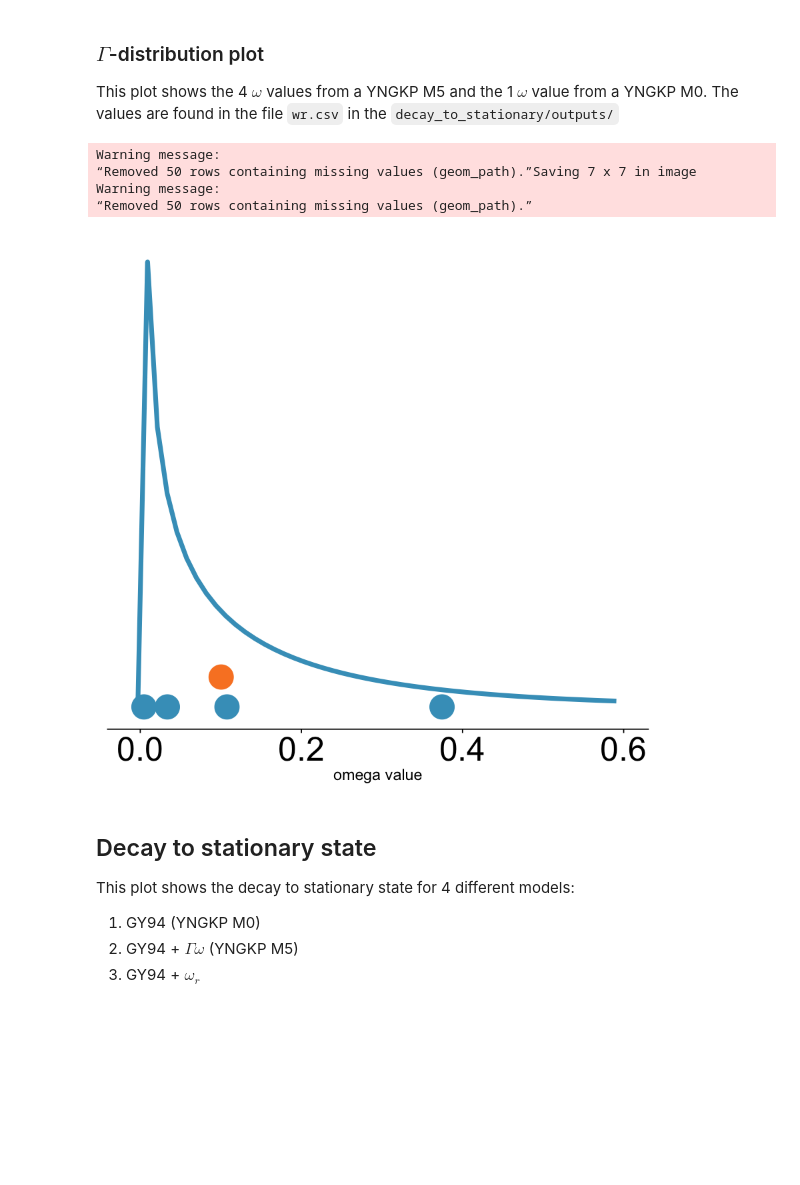
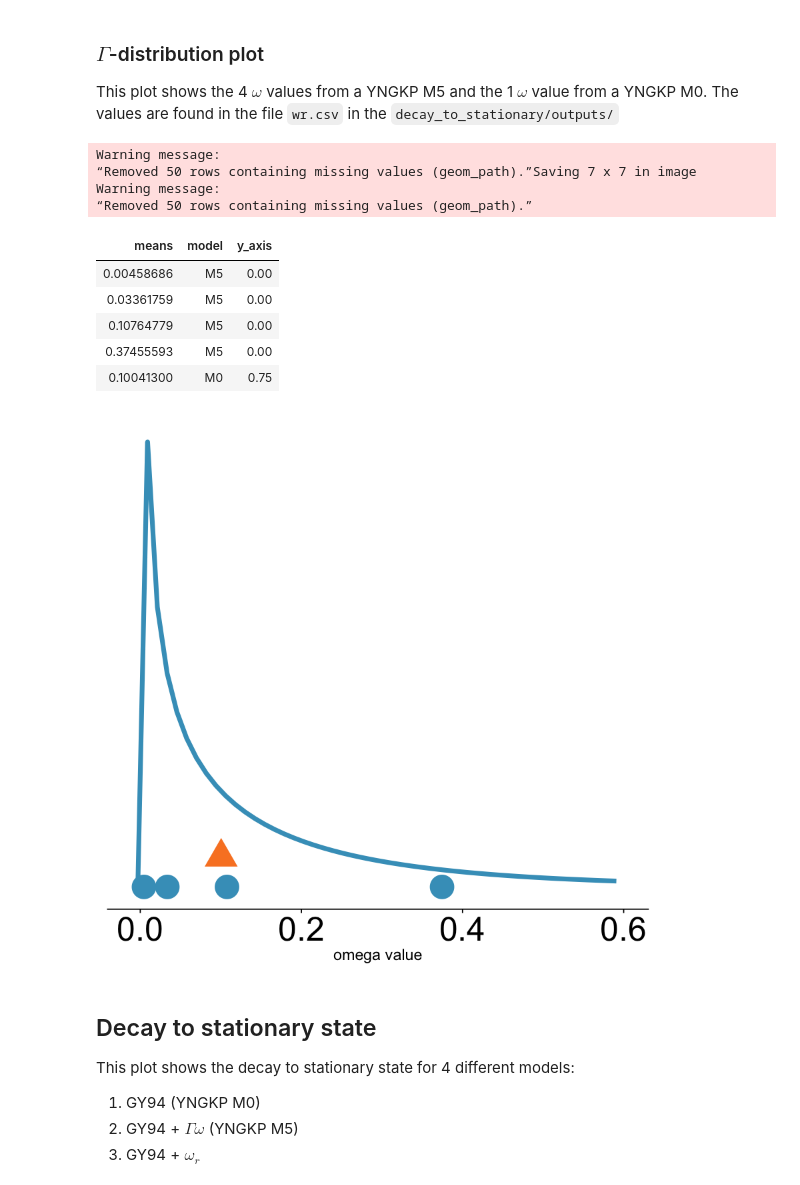
Before and after one commit to jbloomlab/divergence_timing_manuscript, a Jupyter notebook: manuscript/figures/figures.ipynb, the cells around one changed output. Drawn from its saved outputs; the diff is of its cells as text; code cells hidden in the pictures; blank space fills up the shorter version.

```diff
--- a/manuscript/figures/figures.ipynb
+++ b/manuscript/figures/figures.ipynb
@@ -145,31 +145,40 @@ The values are found in the file `wr.csv` in the `decay_to_stationary/outputs/`
 # %%
 # set up gamma distribution
 alpha_omega = 0.509
 beta_omega = 3.92
 x <- seq(-.1,1.1,length=100)
 y <- dgamma(x, alpha_omega, beta_omega)
 df <- data.frame(x,y)
 # get the omega values
 means = c(0.00458686,0.03361759,0.10764779,0.37455593,0.100413)
 model = c("M5", "M5", "M5", "M5", "M0")
 means = data.frame(means, model)
 means$y_axis = append(rep(0, 4), 0.75)
+means$model = factor(means$model, levels = c("M5", "M0"))
 
-myColors <- c(orange, blue)
+
+myColors <- c(blue, orange)
 colorScale <- scale_color_manual(name = "Model", values = myColors)
 
 omega <- ggplot(df, aes(x,y)) + geom_line(color=blue, size=2)
 omega <- omega + xlab("omega value") + theme(axis.text.x = element_text(size=30),axis.line.y = element_blank(), axis.ticks.y = element_blank(), axis.text.y = element_blank(), axis.title.y=element_blank(), legend.position = "none")
 omega <- omega + colorScale + xlim(c(-.01, 0.6))
-omega <- omega + geom_point(data=means, aes(means,y_axis, color=model), size = 10)
+omega <- omega + geom_point(data=means, aes(means,y_axis, color=model, shape=model), size = 10)
 omega
 ggsave("_raw_omega.png")
+means
 # %% [output]
 Warning message:
 “Removed 50 rows containing missing values (geom_path).”Saving 7 x 7 in image
 Warning message:
 “Removed 50 rows containing missing values (geom_path).”
+| means | model | y_axis |
+| 0.00458686 | M5 | 0.00 |
+| 0.03361759 | M5 | 0.00 |
+| 0.10764779 | M5 | 0.00 |
+| 0.37455593 | M5 | 0.00 |
+| 0.10041300 | M0 | 0.75 |
-[figure, old version]
+[figure, new version]
 # %% [markdown]
 ## Decay to stationary state
 
```
Also changed, not shown: parts of 3 cells of this notebook, 3 other files.
